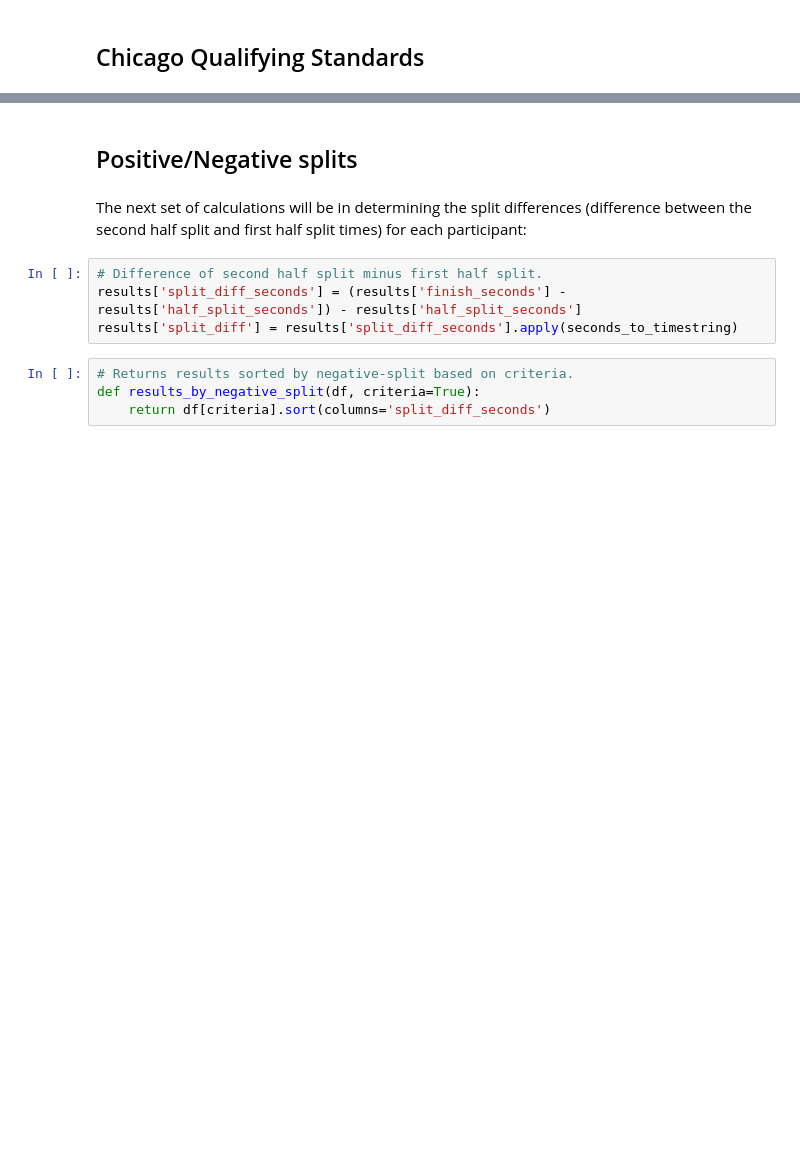
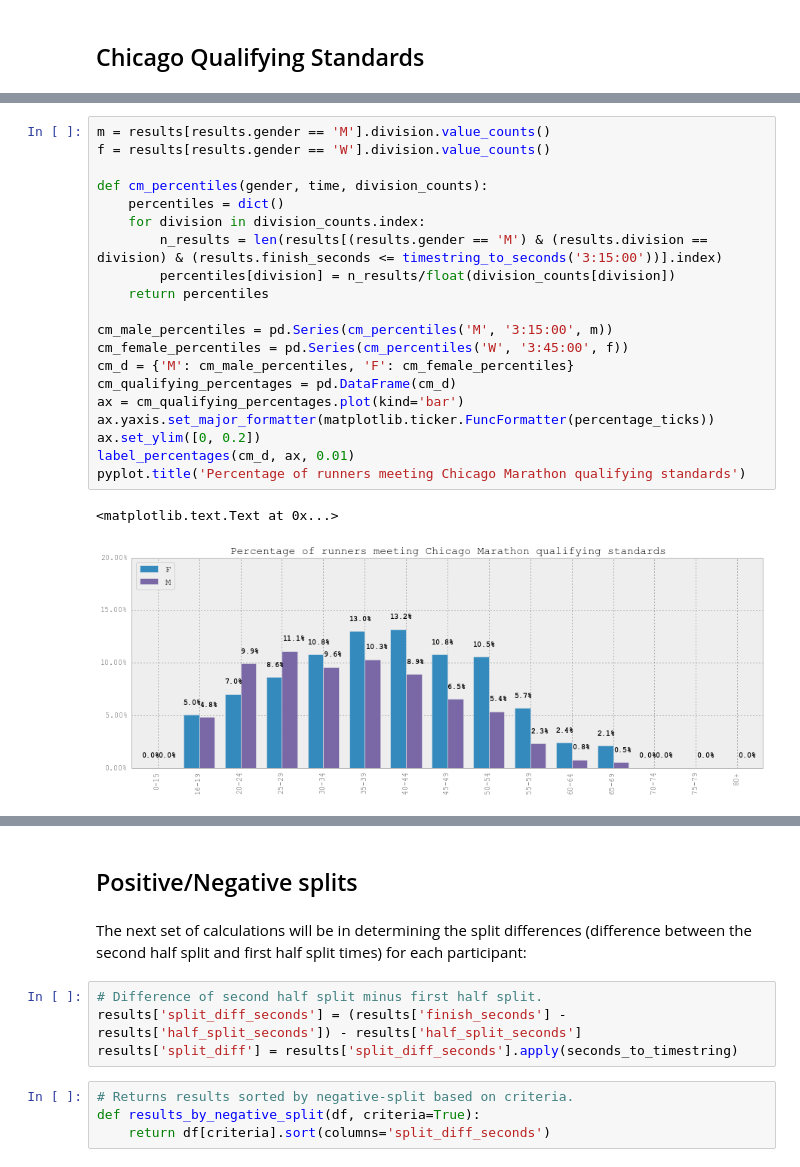
Before and after one commit to pchng/cm2013, a Jupyter notebook: 2013 Chicago Marathon Analysis.ipynb, the cells around one changed output, grey strips where cells are left out. Cells and saved outputs as stored; diff of their text form; blank space fills up the shorter version.

```diff
--- a/2013 Chicago Marathon Analysis.ipynb
+++ b/2013 Chicago Marathon Analysis.ipynb
@@ -398,0 +414,23 @@ The qualifying times are 3:15:00 or faster for men and 3:45:00 or faster for wom
+# %%
+m = results[results.gender == 'M'].division.value_counts()
+f = results[results.gender == 'W'].division.value_counts()
+
+def cm_percentiles(gender, time, division_counts):
+    percentiles = dict()
+    for division in division_counts.index:
+        n_results = len(results[(results.gender == 'M') & (results.division == division) & (results.finish_seconds <= timestring_to_seconds('3:15:00'))].index)
+        percentiles[division] = n_results/float(division_counts[division])
+    return percentiles
+
+cm_male_percentiles = pd.Series(cm_percentiles('M', '3:15:00', m))
+cm_female_percentiles = pd.Series(cm_percentiles('W', '3:45:00', f))
+cm_d = {'M': cm_male_percentiles, 'F': cm_female_percentiles}
+cm_qualifying_percentages = pd.DataFrame(cm_d)
+ax = cm_qualifying_percentages.plot(kind='bar')
+ax.yaxis.set_major_formatter(matplotlib.ticker.FuncFormatter(percentage_ticks))
+ax.set_ylim([0, 0.2])
+label_percentages(cm_d, ax, 0.01)
+pyplot.title('Percentage of runners meeting Chicago Marathon qualifying standards')
+# %% [output]
+<matplotlib.text.Text at 0x...>
+[figure, added]
```
Also changed, not shown: parts of 19 cells of this notebook.
